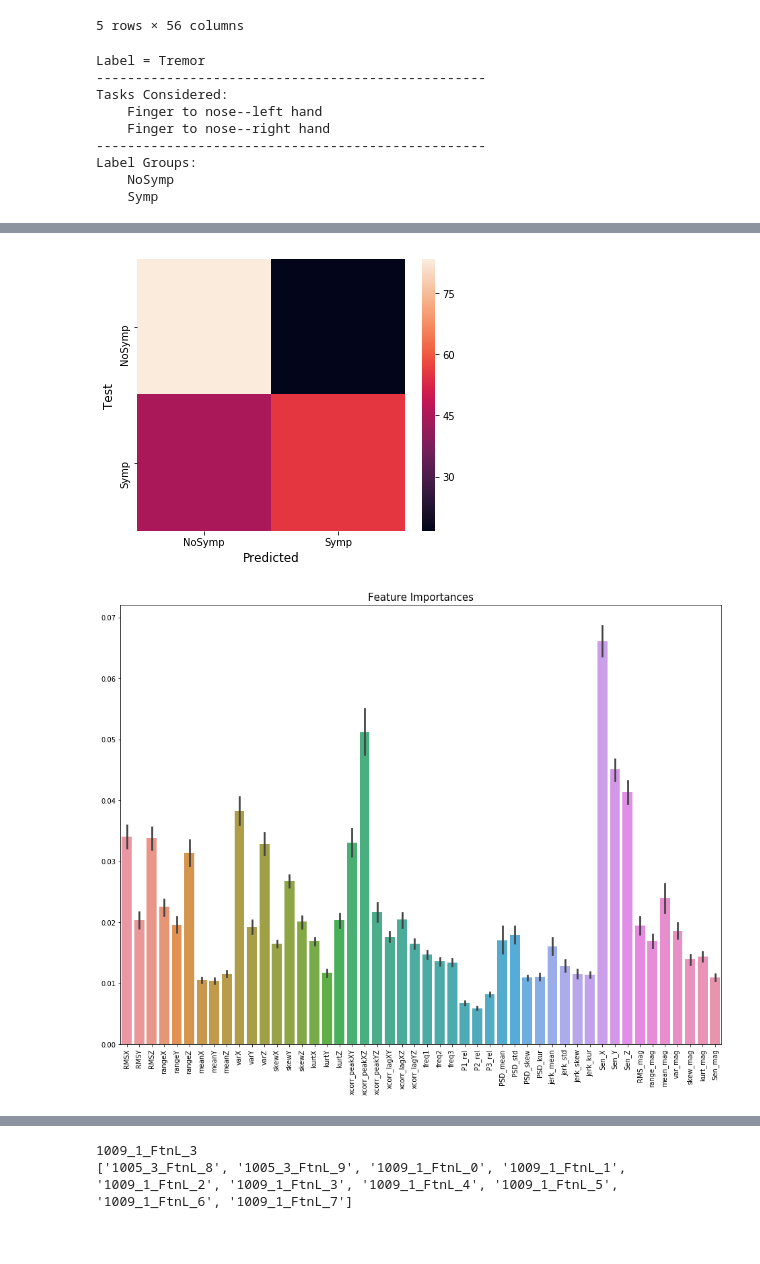
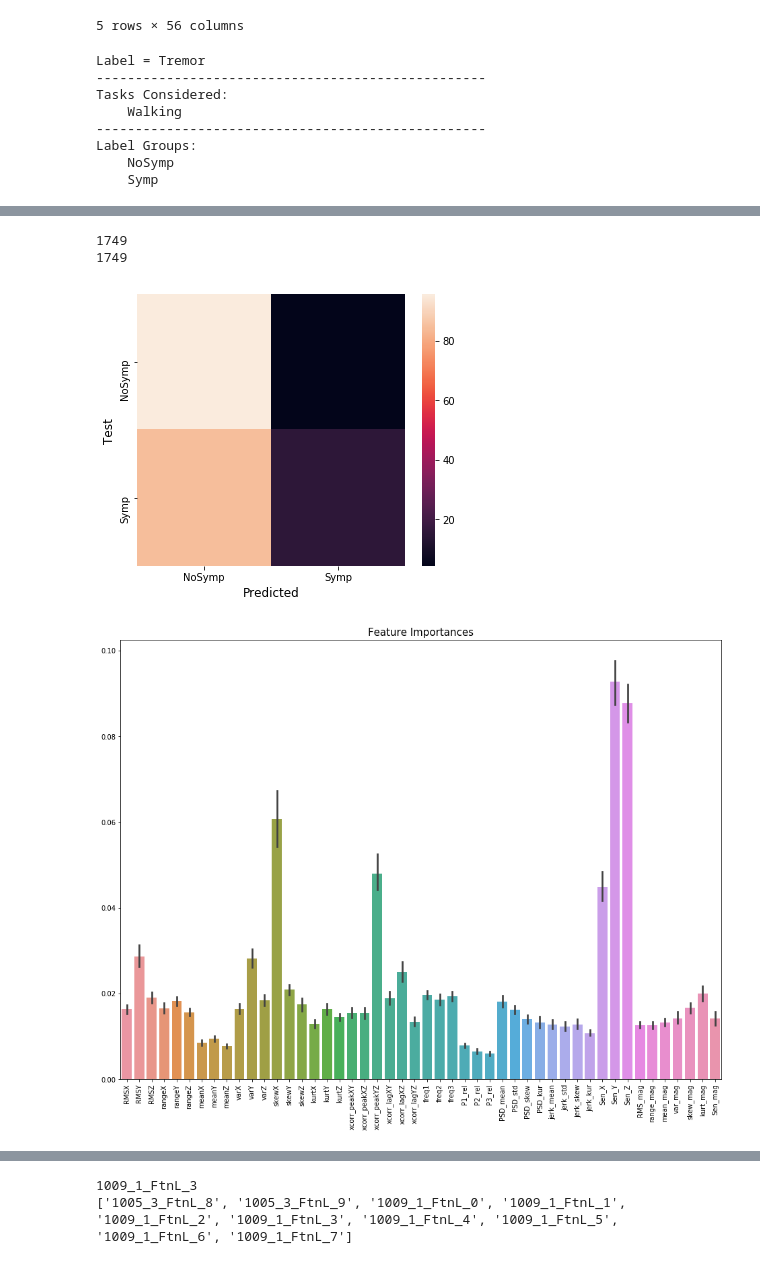
Before and after one commit to nshawen/CIS_PD, a Jupyter notebook: WatchDataRFModel.ipynb, the cells around one changed output, grey strips where cells are left out. Saved outputs shown, nothing was run; the diff lists cells and outputs as text; code cells hidden in the pictures.

```diff
--- a/WatchDataRFModel.ipynb
+++ b/WatchDataRFModel.ipynb
@@ -239,15 +239,20 @@ def TrainTestModel(label_type, tasks, newLab, groups, bestFeatIdx):
     plt.xticks(rotation = 90)
     plt.title('Feature Importances', fontsize = 15)
 
-    return cf, FeatImp, TestPred
+    print(len(DataFeatures))
+    print(len(TestPred))
+
+    return cf, FeatImp, TestPred, DataFeatures
 # %%
 ### TASKS
 # tasks = ['Drnkg', 'Drwg', 'Fldg', 'FtnL', 'FtnR', 'NtsBts', 'RamL', 'RamR', 'Sheets', 'Sitng', 'SitStand', 'Stndg', 'Typg', 'Wlkg', 'WlkgCnt']
 # tasks = ['RamL', 'RamR']
-tasks = ['FtnL', 'FtnR']
+# tasks = ['FtnL', 'FtnR']
 # tasks = ['Sitng', 'Stndg', 'Drwg']
 # tasks = ['Wlkg', 'WlkgCnt']
 # tasks = ['Fldg', 'Sheets', 'Drnkg', 'NtsBts', 'Typg']
+
+tasks = ['Wlkg']
 
 ### NEWLAB, GROUPS
 # newLab, groups = ['Excld', 'Ram', 'Ftn', 'Rest', 'Wlkg', 'FinMot'], [['SitStand'], ['RamL', 'RamR'], ['FtnL', 'FtnR'], ['Sitng', 'Stndg', 'Drwg'], ['Wlkg', 'WlkgCnt'], ['Fldg', 'Sheets', 'Drnkg', 'NtsBts', 'Typg']]
@@ -268,13 +273,12 @@ bestFeatIdx = []
 # AvgFeatImp = np.mean(FeatImp, axis = 0)
 # bestFeatIdx = list(AvgFeatImp.argsort()[-10:][::-1])
 
-model, FeatImp, TestPred = TrainTestModel(label_type, tasks, newLab, groups, bestFeatIdx)
+model, FeatImp, TestPred, DataFeatures = TrainTestModel(label_type, tasks, newLab, groups, bestFeatIdx)
 # %% [output]
 Label = Tremor
 --------------------------------------------------
 Tasks Considered:
-    Finger to nose--left hand
-    Finger to nose--right hand
+    Walking
 --------------------------------------------------
 Label Groups:
     NoSymp
@@ -284,3 +288,5 @@ Label Groups:
+1749
+1749
-[figure, old version]
+[figure, new version]
-[figure, old version]
+[figure, new version]
 # %%
```
Also changed, not shown: parts of 4 cells of this notebook.
